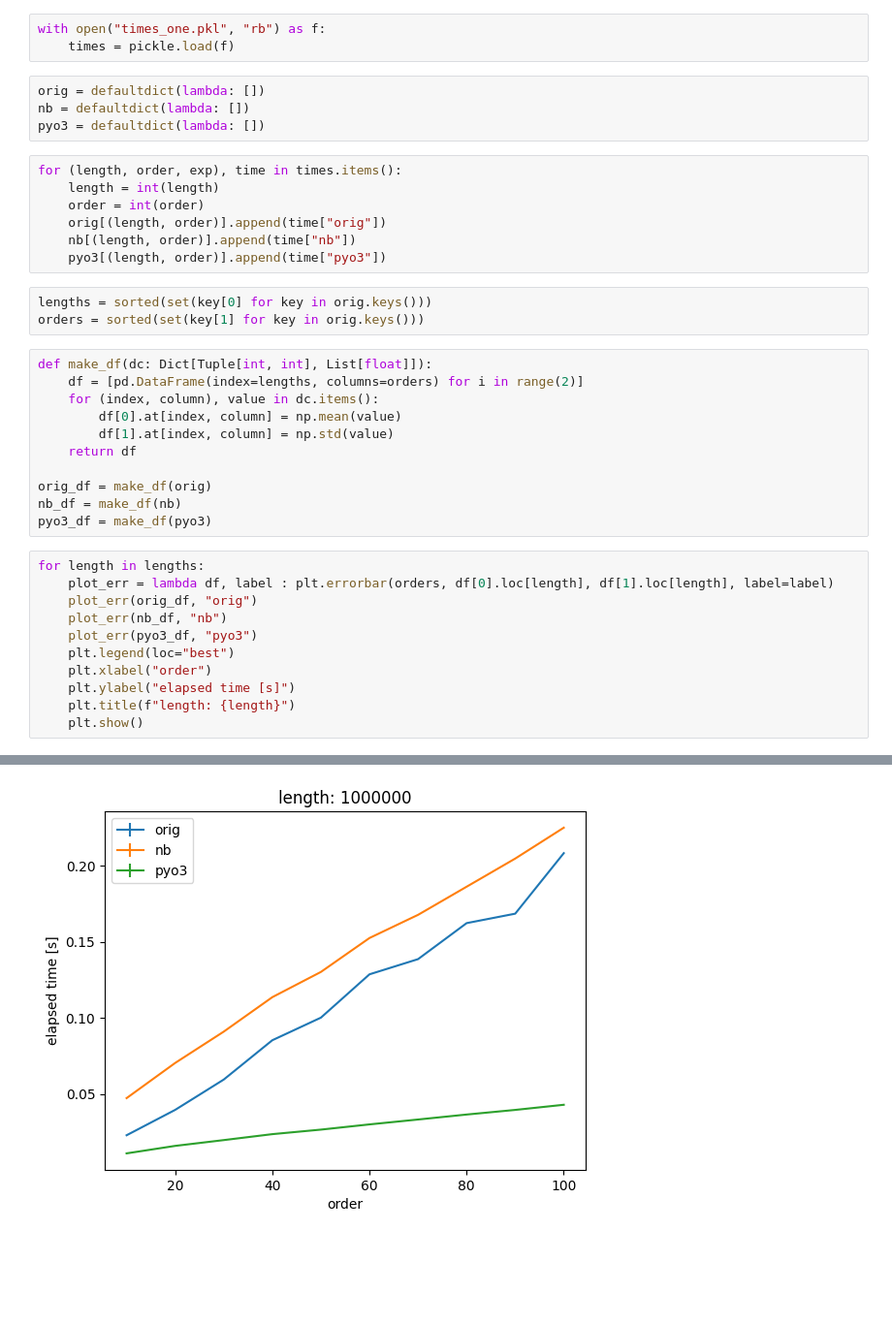
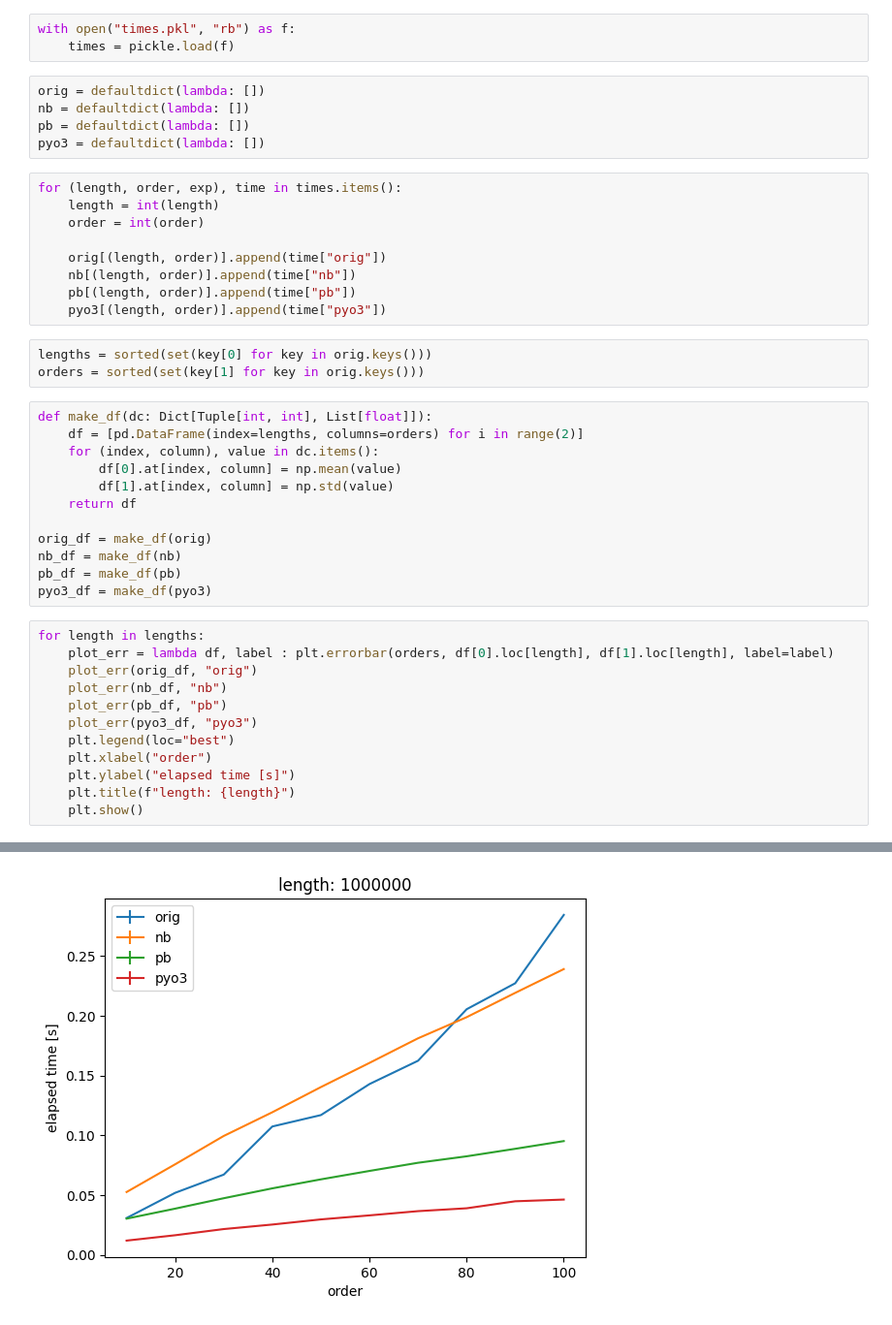
Before and after one commit to tsumli/python-binding, a Jupyter notebook: analysis.ipynb, the cells around one changed output, grey strips where cells are left out. Shown: that part at 97% size. Cells and saved outputs as stored; diff of their text form; blank space fills up the shorter version.

```diff
--- a/analysis.ipynb
+++ b/analysis.ipynb
@@ -6,18 +6,21 @@ from collections import defaultdict
 import pandas as pd
 import matplotlib.pyplot as plt
 # %%
-with open("times_one.pkl", "rb") as f:
+with open("times.pkl", "rb") as f:
     times = pickle.load(f)
 # %%
 orig = defaultdict(lambda: [])
 nb = defaultdict(lambda: [])
+pb = defaultdict(lambda: [])
 pyo3 = defaultdict(lambda: [])
 # %%
 for (length, order, exp), time in times.items():
     length = int(length)
     order = int(order)
+
     orig[(length, order)].append(time["orig"])
     nb[(length, order)].append(time["nb"])
+    pb[(length, order)].append(time["pb"])
     pyo3[(length, order)].append(time["pyo3"])
 # %%
 lengths = sorted(set(key[0] for key in orig.keys()))
@@ -32,12 +35,14 @@ def make_df(dc: Dict[Tuple[int, int], List[float]]):
 
 orig_df = make_df(orig)
 nb_df = make_df(nb)
+pb_df = make_df(pb)
 pyo3_df = make_df(pyo3)
 # %%
 for length in lengths:
     plot_err = lambda df, label : plt.errorbar(orders, df[0].loc[length], df[1].loc[length], label=label)
     plot_err(orig_df, "orig")
     plot_err(nb_df, "nb")
+    plot_err(pb_df, "pb")
     plot_err(pyo3_df, "pyo3")
     plt.legend(loc="best")
     plt.xlabel("order")
@@ -51 +56 @@ for length in lengths:
-[figure, old version]
+[figure, new version]
```
Also changed, not shown: parts of 2 cells of this notebook, 11 other files.
